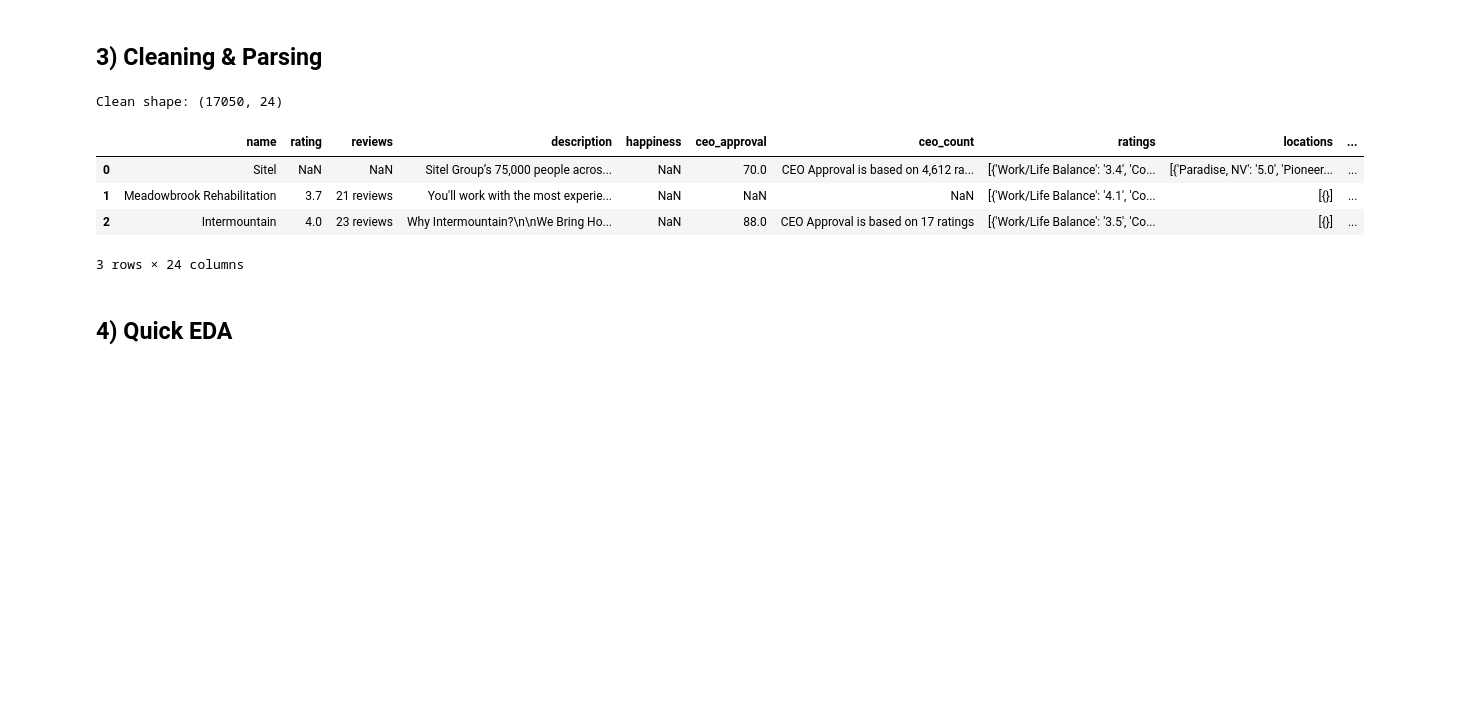
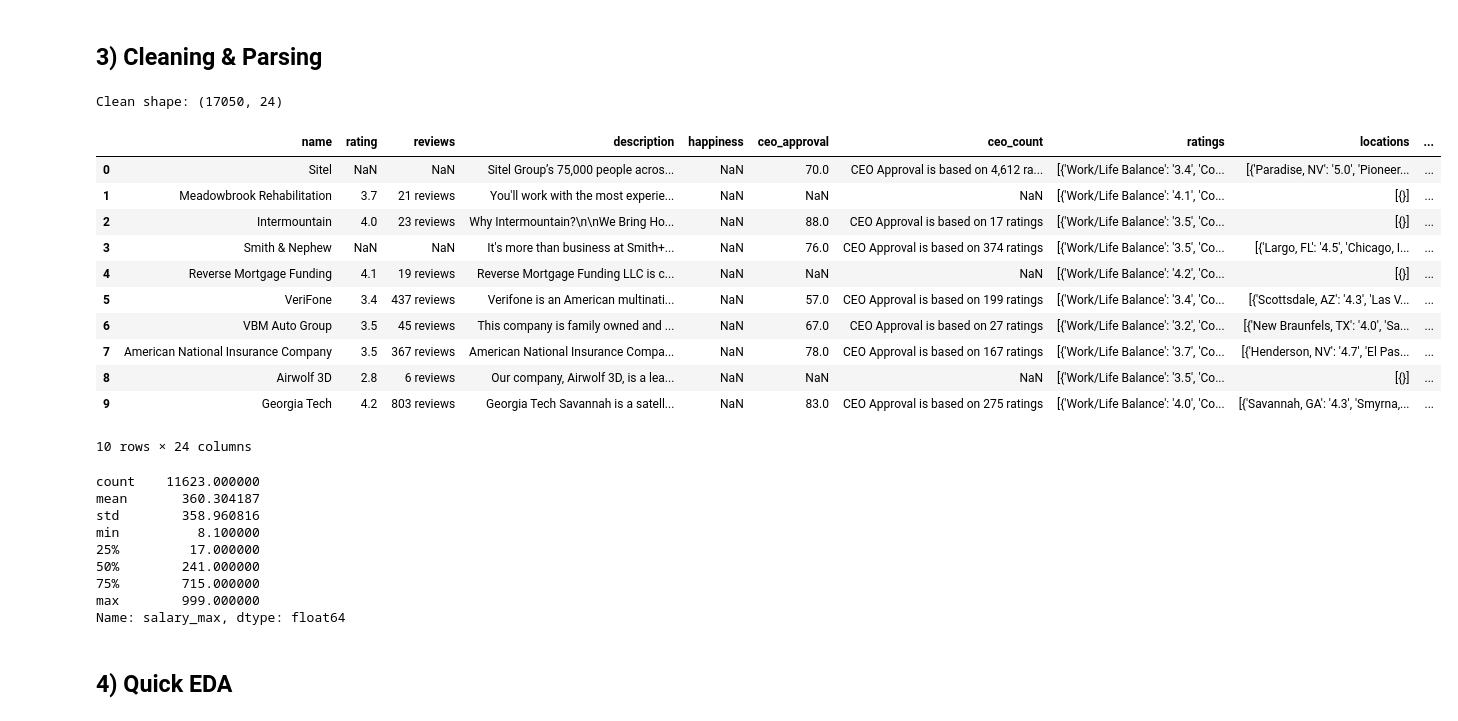
Before and after one commit to minikouda/pyramyd_ml, a Jupyter notebook: notebooks/AI_Product_Discovery_RAG_Structure.ipynb, the cells around one changed output. Cells and saved outputs as stored; diff of their text form; code cells hidden in the pictures; blank space fills up the shorter version.

```diff
--- a/notebooks/AI_Product_Discovery_RAG_Structure.ipynb
+++ b/notebooks/AI_Product_Discovery_RAG_Structure.ipynb
@@ -182,34 +182,52 @@ df.columns = [c.strip().lower() for c in df.columns]
 # Numeric columns (edit as needed)
 for c in ["rating", "happiness", "ceo_approval", "interview_difficulty", "interview_experience"]:
     if c in df.columns:
         df[c] = df[c].apply(to_float)
 
 # List-like columns (edit as needed)
 for c in ["roles", "locations", "ratings"]:
     if c in df.columns:
         df[c] = df[c].apply(parse_listish)
 
 # Salary parsing
 if "salary" in df.columns:
     parsed = df["salary"].apply(parse_salary)
     df["salary_min"] = [t[0] for t in parsed]
     df["salary_max"] = [t[1] for t in parsed]
     df["salary_median"] = [t[2] for t in parsed]
 
 # Build doc text
 text_cols = [c for c in ["description", "reviews"] if c in df.columns]
 df["doc_text"] = df[text_cols].fillna("").astype(str).agg("\n".join, axis=1).str.replace(r"\s+", " ", regex=True).str.strip()
 
 df_clean = df
 print("Clean shape:", df_clean.shape)
 display(df_clean.head(10))
+
+df['salary_max'].describe()
 # %% [output]
 Clean shape: (17050, 24)
 |  | name | rating | reviews | description | happiness | ceo_approval | ceo_count | ratings | locations | ... |
 | 0 | Sitel | NaN | NaN | Sitel Group’s 75,000 people acros... | NaN | 70.0 | CEO Approval is based on 4,612 ra... | [{'Work/Life Balance': '3.4', 'Co... | [{'Paradise, NV': '5.0', 'Pioneer... | ... |
 | 1 | Meadowbrook Rehabilitation | 3.7 | 21 reviews | You'll work with the most experie... | NaN | NaN | NaN | [{'Work/Life Balance': '4.1', 'Co... | [{}] | ... |
 | 2 | Intermountain | 4.0 | 23 reviews | Why Intermountain?\n\nWe Bring Ho... | NaN | 88.0 | CEO Approval is based on 17 ratings | [{'Work/Life Balance': '3.5', 'Co... | [{}] | ... |
+| 3 | Smith & Nephew | NaN | NaN | It's more than business at Smith+... | NaN | 76.0 | CEO Approval is based on 374 ratings | [{'Work/Life Balance': '3.5', 'Co... | [{'Largo, FL': '4.5', 'Chicago, I... | ... |
+| 4 | Reverse Mortgage Funding | 4.1 | 19 reviews | Reverse Mortgage Funding LLC is c... | NaN | NaN | NaN | [{'Work/Life Balance': '4.2', 'Co... | [{}] | ... |
+| 5 | VeriFone | 3.4 | 437 reviews | Verifone is an American multinati... | NaN | 57.0 | CEO Approval is based on 199 ratings | [{'Work/Life Balance': '3.4', 'Co... | [{'Scottsdale, AZ': '4.3', 'Las V... | ... |
+| 6 | VBM Auto Group | 3.5 | 45 reviews | This company is family owned and ... | NaN | 67.0 | CEO Approval is based on 27 ratings | [{'Work/Life Balance': '3.2', 'Co... | [{'New Braunfels, TX': '4.0', 'Sa... | ... |
+| 7 | American National Insurance Company | 3.5 | 367 reviews | American National Insurance Compa... | NaN | 78.0 | CEO Approval is based on 167 ratings | [{'Work/Life Balance': '3.7', 'Co... | [{'Henderson, NV': '4.7', 'El Pas... | ... |
+| 8 | Airwolf 3D | 2.8 | 6 reviews | Our company, Airwolf 3D, is a lea... | NaN | NaN | NaN | [{'Work/Life Balance': '3.5', 'Co... | [{}] | ... |
+| 9 | Georgia Tech | 4.2 | 803 reviews | Georgia Tech Savannah is a satell... | NaN | 83.0 | CEO Approval is based on 275 ratings | [{'Work/Life Balance': '4.0', 'Co... | [{'Savannah, GA': '4.3', 'Smyrna,... | ... |
-3 rows × 24 columns
+10 rows × 24 columns
+count    11623.000000
+mean       360.304187
+std        358.960816
+min          8.100000
+25%         17.000000
+50%        241.000000
+75%        715.000000
+max        999.000000
+Name: salary_max, dtype: float64
 # %% [markdown]
 ## 4) Quick EDA
 # %%
```
Also changed, not shown: parts of 5 cells of this notebook, 7 other files.
